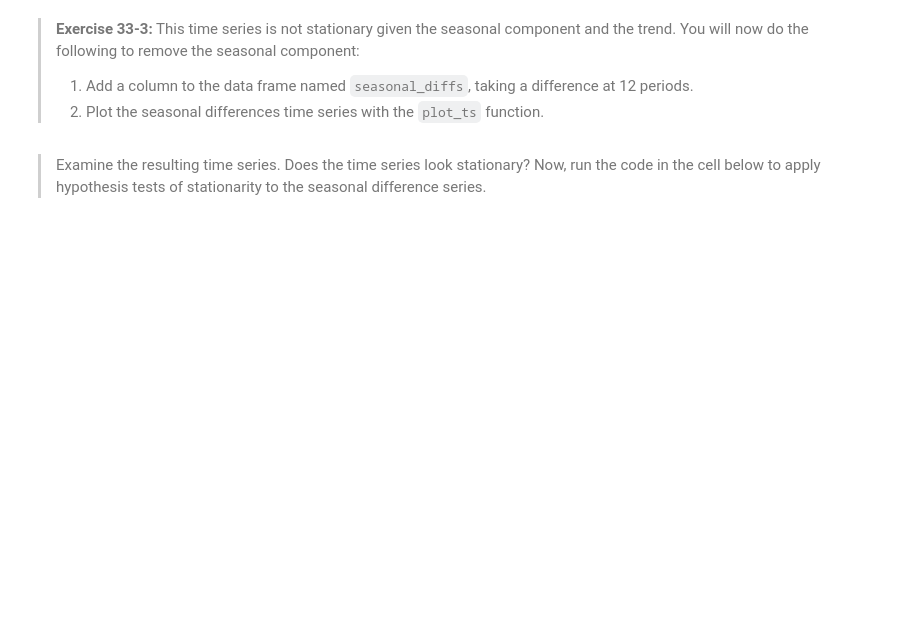
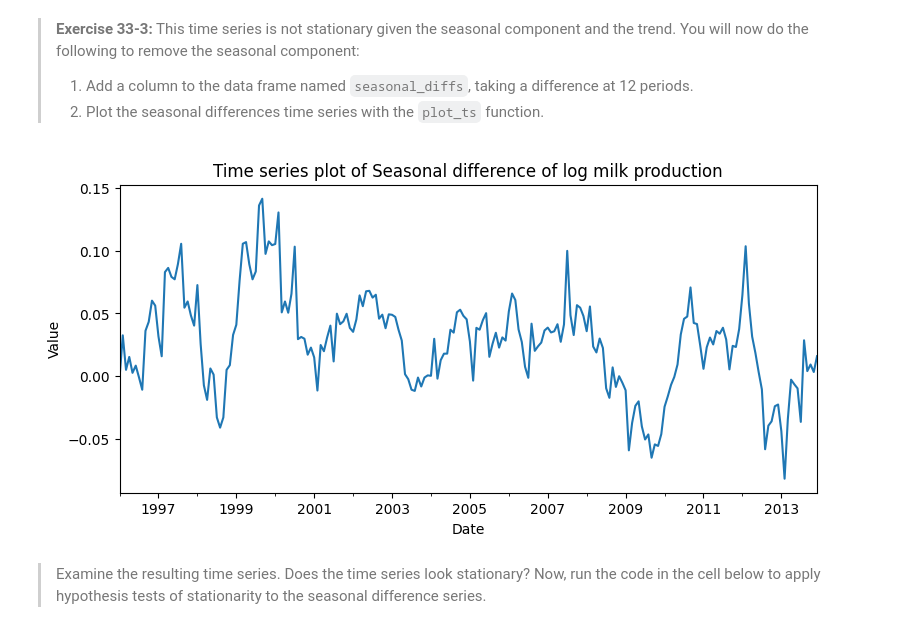
Before and after one commit to whendo/CSCI-E-83, a Jupyter notebook: Notebooks/33_Chapter33_TimeSeriesModels.ipynb, the cells around one changed output. Cells and saved outputs as stored; diff of their text form; code cells hidden in the pictures; blank space fills up the shorter version.

```diff
--- a/Notebooks/33_Chapter33_TimeSeriesModels.ipynb
+++ b/Notebooks/33_Chapter33_TimeSeriesModels.ipynb
@@ -649,3 +944,9 @@ plot_ts(CA_dairy['Milk_Prod'], 'Time series of CA milk production')
+# %%
+## Put your code below
+CA_dairy['seasonal_diffs'] = CA_dairy['Log_Milk_Prod'].diff(12)
+plot_ts(CA_dairy['seasonal_diffs'][12:], 'Seasonal difference of log milk production')
+# %% [output]
+[figure, added]
 # %% [markdown]
 > Examine the resulting time series. Does the time series look stationary? Now, run the code in the cell below to apply hypothesis tests of stationarity to the seasonal difference series.
 # %%
```
Also changed, not shown: parts of 57 cells of this notebook.
